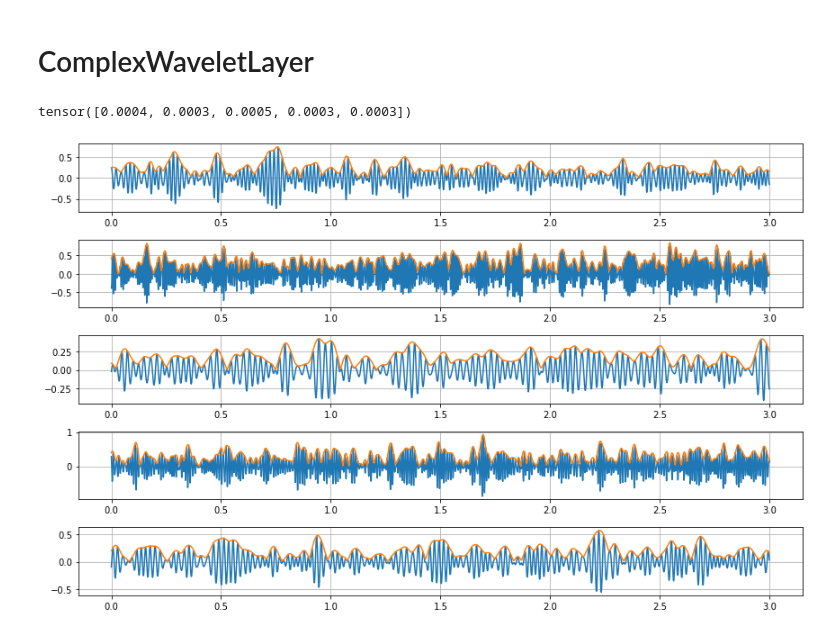
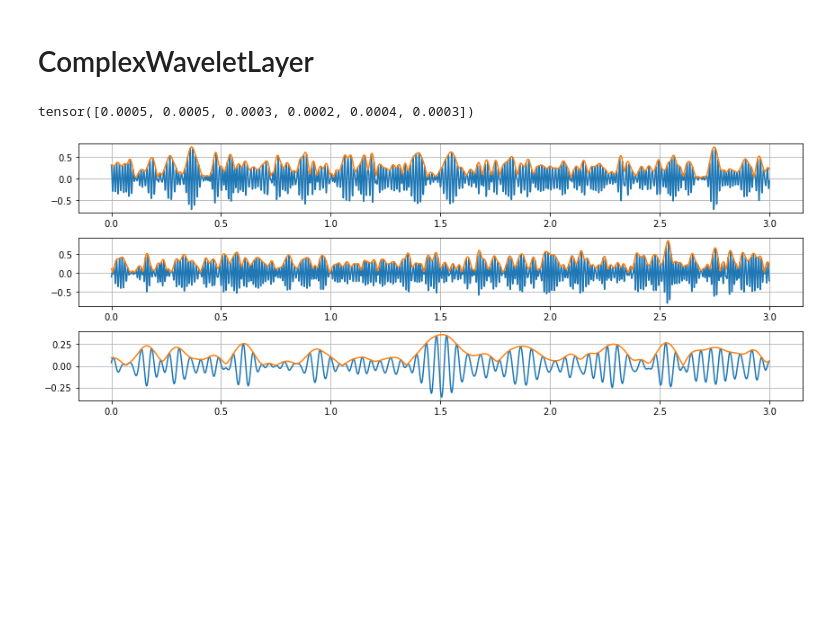
Before and after one commit to amvosk/adenvex, a Jupyter notebook: TemporalLayers2d.ipynb, the cells around one changed output. Cells and saved outputs as stored; diff of their text form; code cells hidden in the pictures; blank space fills up the shorter version.

```diff
--- a/TemporalLayers2d.ipynb
+++ b/TemporalLayers2d.ipynb
@@ -152,8 +156,8 @@ scale = np.arange(x_numpy.shape[-1]) / srate
 fig, ax = plt.subplots(n_channels, 1, figsize=(12, 1.5*n_channels))
 for i in range(n_channels):
 
-    ax[i].plot(scale, y_numpy_[i,0])
-    ax[i].plot(scale, y_numpy[i,0])
+    ax[i].plot(scale, y_numpy_[i,i])
+    ax[i].plot(scale, y_numpy[i,i])
     ax[i].set_xlabel('')
     ax[i].set_ylabel('')
     ax[i].set_title('')
@@ -218,17 +222,18 @@ seed = 42
 torch.manual_seed(seed)
 
 srate = 1000
-n_channels = 5
+n_channels = 3
+n_filters = 6
 kernel_size = 251
-fmin_init = 10
-fmax_init = 150
+fmin_init = 20
+fmax_init = 100
 freq = None
 # bandwidth = None
 bandwidth = 0.4
-x = torch.randn(size=(n_channels, 1, 3000,))
+x = torch.randn(size=(1, n_channels, 3000,))
 
 wavelet = WaveletLayer2d(
-    n_channels=n_channels,
+    n_channels=n_filters,
     kernel_size=kernel_size,
     srate=srate,
     fmin_init=fmin_init,
@@ -240,7 +245,7 @@ wavelet = WaveletLayer2d(
 
 y = wavelet(x)
 
-assert x.shape == y.shape
+# assert x.shape == y.shape
 y.mean().backward()
 wavelet.coef_freq.grad
 # %% [output]
@@ -253,7 +259,7 @@ scale = np.arange(x_numpy.shape[-1]) / srate
 fig, ax = plt.subplots(n_channels, 1, figsize=(12, 1.5*n_channels))
 for i in range(n_channels):
 
-    ax[i].plot(scale, y_numpy[i,0])
+    ax[i].plot(scale, y_numpy[i,i])
     ax[i].set_xlabel('')
     ax[i].set_ylabel('')
     ax[i].set_title('')
@@ -317,17 +323,18 @@ seed = 42
 torch.manual_seed(seed)
 
 srate = 1000
-n_channels = 5
+n_channels = 3
+n_filters = 6
 kernel_size = 251
-fmin_init = 10
-fmax_init = 150
+fmin_init = 20
+fmax_init = 100
 freq = None
 # bandwidth = None
 bandwidth = 0.4
-x = torch.randn(size=(n_channels, 1, 3000,))
+x = torch.randn(size=(1, n_channels, 3000,))
 
 complex_wavelet = ComplexWaveletLayer2d(
-    n_channels=n_channels,
+    n_channels=n_filters,
     kernel_size=kernel_size,
     srate=srate,
     fmin_init=fmin_init,
@@ -340,32 +347,32 @@ complex_wavelet = ComplexWaveletLayer2d(
 y_ = complex_wavelet(x, return_filtered=True)
 y = complex_wavelet(x)
 
-assert x.shape == y.shape
+# assert x.shape == y.shape
 y.mean().backward()
 complex_wavelet.coef_freq.grad
 # %% [output]
-tensor([0.0004, 0.0003, 0.0005, 0.0003, 0.0003])
+tensor([0.0005, 0.0005, 0.0003, 0.0002, 0.0004, 0.0003])
 # %%
 x_numpy = x.numpy()
 y_numpy_ = y_.detach().numpy()
 y_numpy = y.detach().numpy()
 scale = np.arange(x_numpy.shape[-1]) / srate
 
 fig, ax = plt.subplots(n_channels, 1, figsize=(12, 1.5*n_channels))
 for i in range(n_channels):
 
-    ax[i].plot(scale, y_numpy_[i,0])
-    ax[i].plot(scale, y_numpy[i,0])
+    ax[i].plot(scale, y_numpy_[i,i])
+    ax[i].plot(scale, y_numpy[i,i])
     ax[i].set_xlabel('')
     ax[i].set_ylabel('')
     ax[i].set_title('')
     ax[i].grid(True)
 
 plt.tight_layout()
 # plt.savefig('figure/wavelets_example')
 plt.show()
 # %% [output]
-[figure, old version]
+[figure, new version]
 # %%
 freqs, bandwidth, freq_low, freq_high = complex_wavelet._create_frequencies()
 filt = complex_wavelet._create_filters(freqs, bandwidth).detach().numpy()
```
Also changed, not shown: parts of 10 cells of this notebook.
